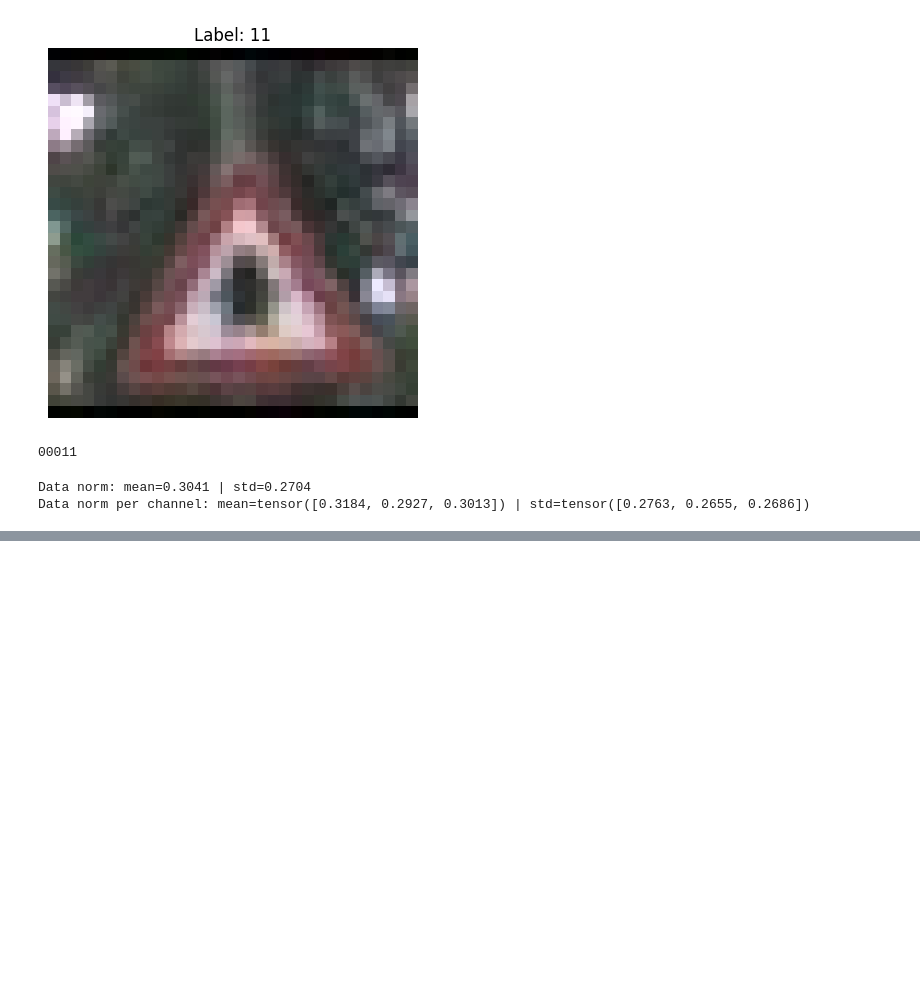
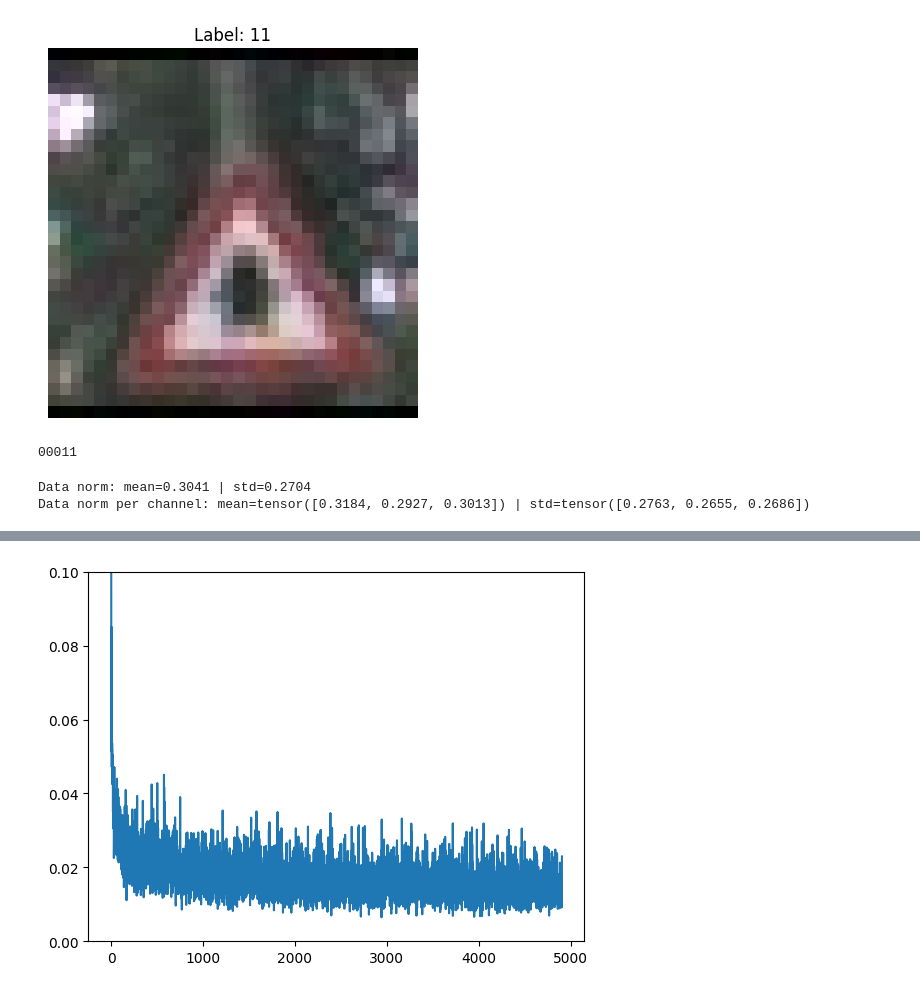
Before and after one commit to szymonsteccc/ssne_26L, a Jupyter notebook: generatywne/rozwiazanie.ipynb, the cells around one changed output, grey strips where cells are left out. Saved outputs shown, nothing was run; the diff lists cells and outputs as text; code cells hidden in the pictures; blank space fills up the shorter version.

```diff
--- a/generatywne/rozwiazanie.ipynb
+++ b/generatywne/rozwiazanie.ipynb
@@ -82,0 +154,47 @@ Data norm per channel: mean=tensor([0.3184, 0.2927, 0.3013]) | std=tensor([0.276
+# %%
+n_epochs = 5
+
+# Create the network
+net = BasicUNet(in_channels=3)
+net.to(device)
+
+# Funkcja straty - zwykłe MSE
+loss_fn = nn.MSELoss()
+
+# Optymalizator
+opt = torch.optim.Adam(net.parameters(), lr=1e-3)
+
+# Wartości funkcji straty
+losses = []
+
+# The training loop
+for epoch in range(n_epochs):
+
+    for x, y in train_loader:
+
+        # Przygotowanie danych
+        x = x.to(device)
+        # Losowanie ilości dodanego szumu - może być krok, albo jak w tym przypadku ciągła wartość w %
+        noise_amount = torch.rand(x.shape[0]).to(device)
+        noisy_x = corrupt(x, noise_amount) # Zaszumiony przykład
+
+        # Predykcja oryginalnego - czystego obrazka
+        pred = net(noisy_x, noise_amount)
+
+        # Porównanie z oryginalnym obrazkiem
+        loss = loss_fn(pred, x) #
+
+        opt.zero_grad()
+        loss.backward()
+        opt.step()
+
+        losses.append(loss.item())
+
+    # Średni loss per epoka:
+    avg_loss = sum(losses[-len(train_loader):])/len(train_loader)
+    print(f'Finished epoch {epoch}. Average loss for this epoch: {avg_loss:05f}')
+
+# View the loss curve
+plt.plot(losses)
+plt.ylim(0, 0.1);
+# %% [output]
@@ -82,0 +206 @@ Data norm per channel: mean=tensor([0.3184, 0.2927, 0.3013]) | std=tensor([0.276
+[figure, added]
```
Also changed, not shown: parts of 8 cells of this notebook.
